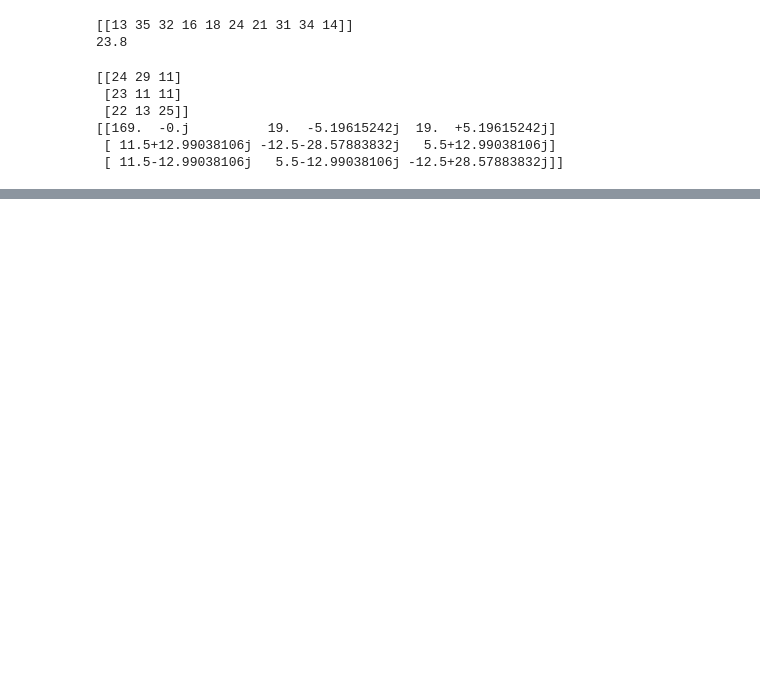
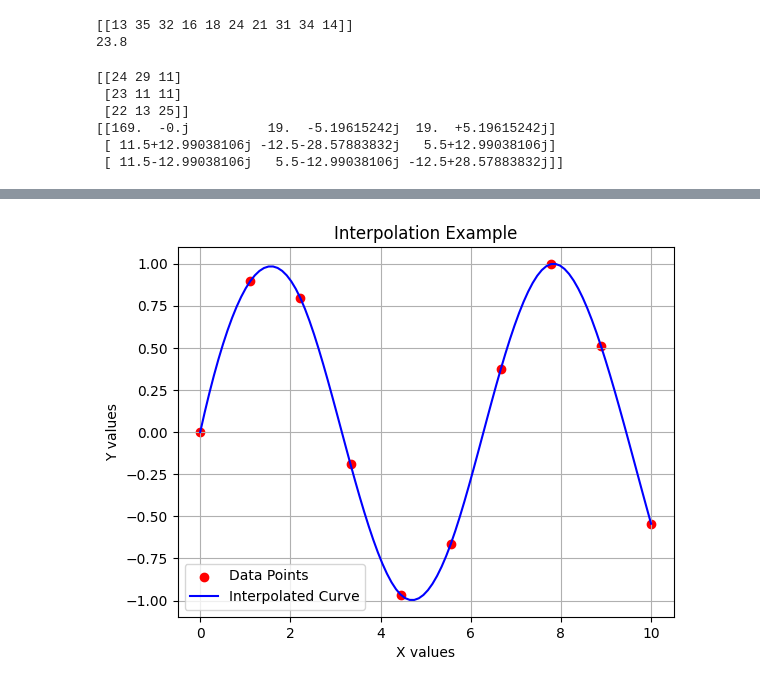
Before and after one commit to Agam8118/Python_basics, a Jupyter notebook: Worksheet5.ipynb, the cells around one changed output, grey strips where cells are left out. Cells and saved outputs as stored; diff of their text form; code cells hidden in the pictures; blank space fills up the shorter version.

```diff
--- a/Worksheet5.ipynb
+++ b/Worksheet5.ipynb
@@ -26,0 +47,27 @@ print(fft2(A))
+# %%
+import numpy as np
+import matplotlib.pyplot as plt
+from scipy import interpolate
+
+# Generate some data points
+x = np.linspace(0, 10, 10)  # 10 points from 0 to 10
+y = np.sin(x)                # y values as sine of x
+
+# Create an interpolation function
+interp_func = interpolate.interp1d(x, y, kind='cubic')
+
+# Generate new x values for interpolation
+x_new = np.linspace(0, 10, 100)  # 100 points for a smoother curve
+y_new = interp_func(x_new)
+
+# Plotting the original points and the interpolated curve
+plt.scatter(x, y, label='Data Points', color='red')
+plt.plot(x_new, y_new, label='Interpolated Curve', color='blue')
+plt.title('Interpolation Example')
+plt.xlabel('X values')
+plt.ylabel('Y values')
+plt.legend()
+plt.grid()
+plt.show()
+# %% [output]
+[figure, added]
```
Also changed, not shown: parts of 3 cells of this notebook.
